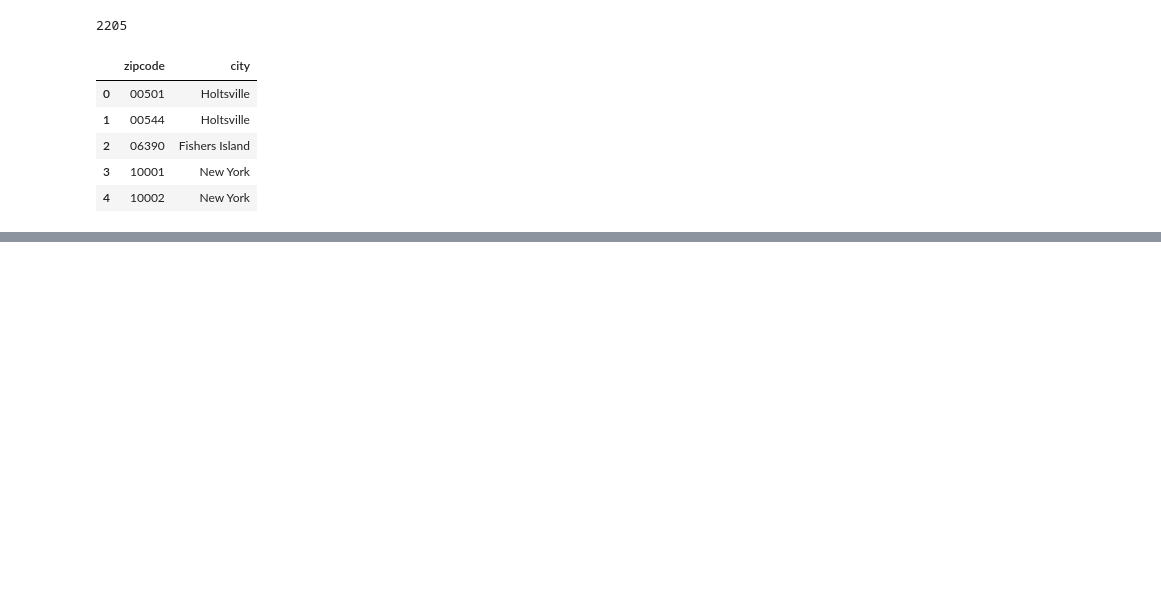
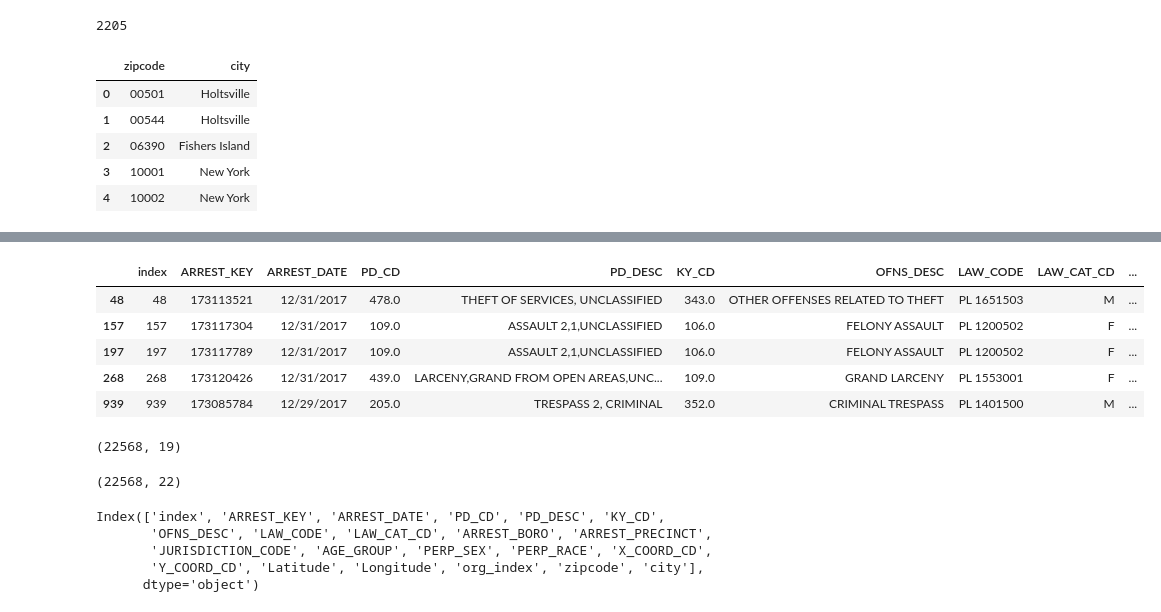
Before and after one commit to bhparijat/NYPD-crime-analysis, a Jupyter notebook: master.ipynb, the cells around one changed output, grey strips where cells are left out. Saved outputs shown, nothing was run; the diff lists cells and outputs as text; code cells hidden in the pictures; blank space fills up the shorter version.

```diff
--- a/master.ipynb
+++ b/master.ipynb
@@ -120,0 +282,15 @@ zipcode_city_df.head()
+# %%
+cities_not_found_1 = cities_not_found.drop(columns=['zipcode','city','org_index'])
+# %%
+cities_not_found_1.head()
+# %% [output]
+|  | index | ARREST_KEY | ARREST_DATE | PD_CD | PD_DESC | KY_CD | OFNS_DESC | LAW_CODE | LAW_CAT_CD | ... |
+| 48 | 48 | 173113521 | 12/31/2017 | 478.0 | THEFT OF SERVICES, UNCLASSIFIED | 343.0 | OTHER OFFENSES RELATED TO THEFT | PL 1651503 | M | ... |
+| 157 | 157 | 173117304 | 12/31/2017 | 109.0 | ASSAULT 2,1,UNCLASSIFIED | 106.0 | FELONY ASSAULT | PL 1200502 | F | ... |
+| 197 | 197 | 173117789 | 12/31/2017 | 109.0 | ASSAULT 2,1,UNCLASSIFIED | 106.0 | FELONY ASSAULT | PL 1200502 | F | ... |
+| 268 | 268 | 173120426 | 12/31/2017 | 439.0 | LARCENY,GRAND FROM OPEN AREAS,UNC... | 109.0 | GRAND LARCENY | PL 1553001 | F | ... |
+| 939 | 939 | 173085784 | 12/29/2017 | 205.0 | TRESPASS 2, CRIMINAL | 352.0 | CRIMINAL TRESPASS | PL 1401500 | M | ... |
+# %%
+cities_not_found_1.shape
+# %% [output]
+(22568, 19)
@@ -120,0 +299,12 @@ zipcode_city_df.head()
+# %%
+cities_not_found_1.shape
+# %% [output]
+(22568, 22)
+# %%
+cities_not_found_1.columns
+# %% [output]
+Index(['index', 'ARREST_KEY', 'ARREST_DATE', 'PD_CD', 'PD_DESC', 'KY_CD',
+       'OFNS_DESC', 'LAW_CODE', 'LAW_CAT_CD', 'ARREST_BORO', 'ARREST_PRECINCT',
+       'JURISDICTION_CODE', 'AGE_GROUP', 'PERP_SEX', 'PERP_RACE', 'X_COORD_CD',
+       'Y_COORD_CD', 'Latitude', 'Longitude', 'org_index', 'zipcode', 'city'],
+      dtype='object')
```
Also changed, not shown: parts of 38 cells of this notebook.
